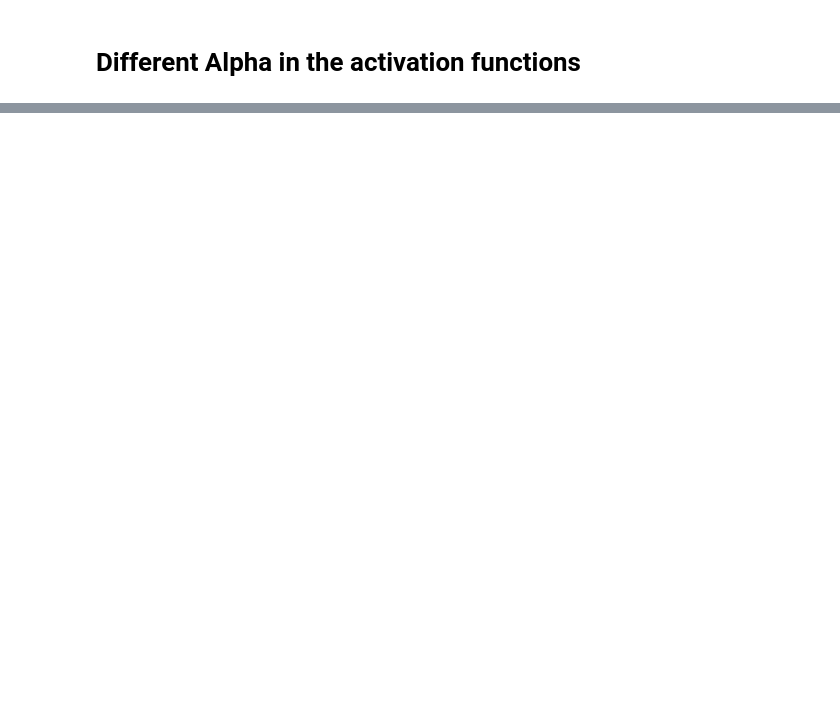
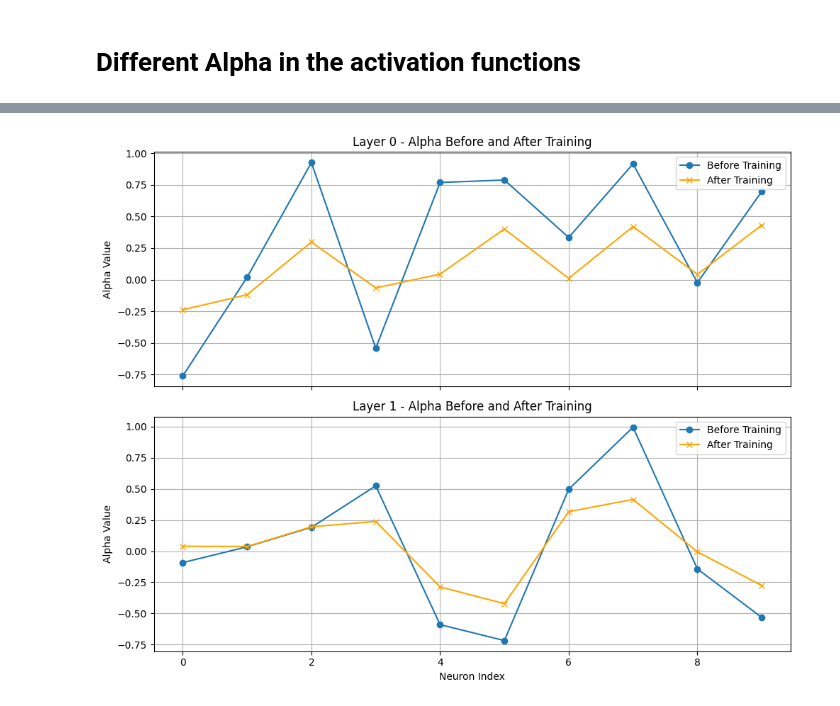
Before and after one commit to Immaioz/FONN, a Jupyter notebook: Example FO.ipynb, the cells around one changed output, grey strips where cells are left out. Saved outputs shown, nothing was run; the diff lists cells and outputs as text; code cells hidden in the pictures; blank space fills up the shorter version.

```diff
--- a/Example FO.ipynb
+++ b/Example FO.ipynb
@@ -340,0 +99,23 @@ Model Per-Neuron:
+# %%
+alpha_before = {
+    'per_layer': model.get_initial_alpha(model_per_layer),
+    'per_neuron': model.get_initial_alpha(model_per_neuron)
+}
+# %%
+models = {
+    "fixed": model_fixed,
+    "per_layer": model_per_layer,
+    "per_neuron": model_per_neuron
+}
+# %%
+EPOCHS = 100
+BATCH_SIZE = 32
+histories = model.train_models(X_train, y_train, models, EPOCHS=EPOCHS, BATCH_SIZE=BATCH_SIZE, show_progress=True, EarlyStopping=True)
+
+# EarlyStopping is a flag used to include the EarlyStopping callback during training, which helps prevent overfitting by stopping the training process
+# when the validation loss stops improving and also to reduce the training time by avoiding unnecessary epochs once the model has converged.
+# %%
+alpha_after = {
+    'per_layer': model.get_trained_alpha(model_per_layer),
+    'per_neuron': model.get_trained_alpha(model_per_neuron)
+}
@@ -340,0 +161,4 @@ Model Per-Neuron:
+# %%
+model.plot_alpha_comparison(alpha_before, alpha_after)
+# %% [output]
+[figure, added]
```
Also changed, not shown: parts of 17 cells of this notebook, 3 other files.
